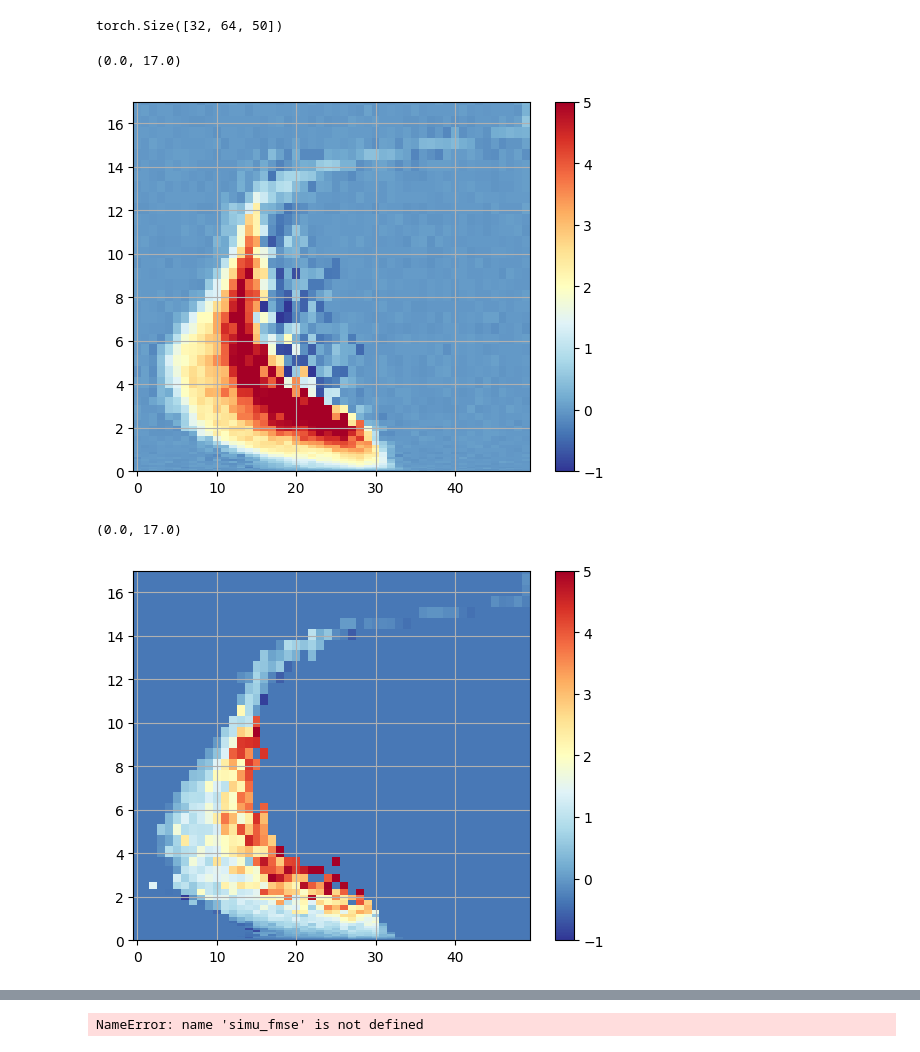
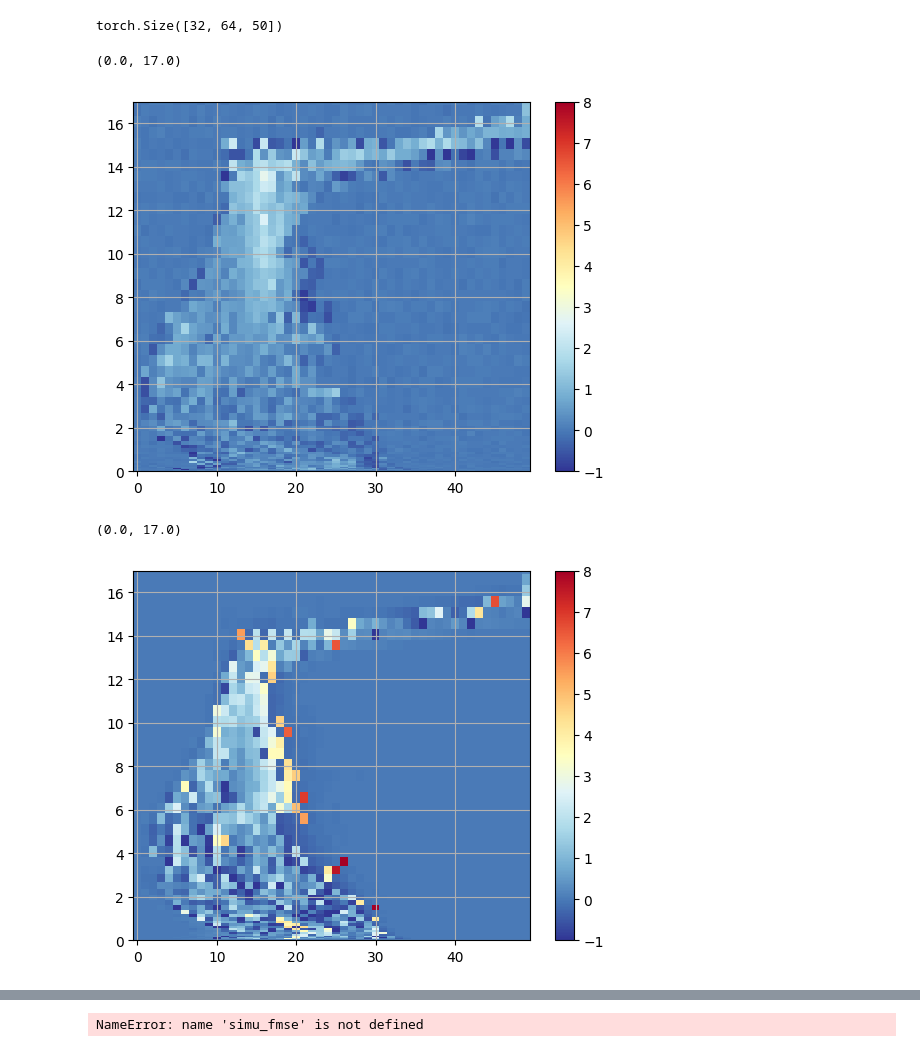
Before and after one commit to sososquirrel/DeepCloudLab, a Jupyter notebook: pySAMetrics/notebooks/isentropic_flatten_VAE_v2.ipynb, the cells around one changed output, grey strips where cells are left out. Saved outputs shown, nothing was run; the diff lists cells and outputs as text; code cells hidden in the pictures.

```diff
--- a/pySAMetrics/notebooks/isentropic_flatten_vae.ipynb
+++ b/pySAMetrics/notebooks/isentropic_flatten_VAE_v2.ipynb
@@ -149,0 +108,26 @@ mean std 0.5295836408742808 1.5313830478817303
+# %%
+import numpy as np
+
+# Reshape and replace NaN values with zeros (or another fill value)
+reshaped_data = np.nan_to_num(reshaped_data)
+print('Shape:', reshaped_data.shape)
+
+# Compute mean and std across the correct axis
+mean_norm_data = reshaped_data.mean(axis=0)
+std_norm_data = reshaped_data.std(axis=0)
+
+print('Mean:', mean_norm_data.shape)
+print('Mean overall:', reshaped_data.mean())
+print('Std overall:', reshaped_data.std())
+
+# Avoid division by zero by adding a small epsilon to std when it's zero
+epsilon = 1e-10
+std_norm_data = np.where(std_norm_data == 0, epsilon, std_norm_data)
+
+# Normalize the data
+reshaped_data = (reshaped_data - mean_norm_data) / std_norm_data
+
+# Reshape the data as needed (back to 2D form if necessary)
+reshaped_data = reshaped_data.reshape((reshaped_data.shape[0], -1))
+
+print('Normalized data shape:', reshaped_data.shape)
@@ -204,12 +194,14 @@ class VAE(nn.Module):
         )
 
         # Latent space (mean and log variance)
-        self.mean_layer = nn.Linear(latent_dim, 50)
-        self.logvar_layer = nn.Linear(latent_dim, 50)
+        self.mean_layer = nn.Linear(latent_dim, 5)
+        self.logvar_layer = nn.Linear(latent_dim, 5)
 
         # Decoder
         self.decoder = nn.Sequential(
-            nn.Linear(50, latent_dim),
+            nn.Linear(5, 10),
+            nn.LeakyReLU(0.2),
+            nn.Linear(10, latent_dim),
             nn.LeakyReLU(0.2),
             nn.Linear(latent_dim, hidden_dim),
             nn.LeakyReLU(0.2),
@@ -247,8 +239,8 @@ def vae_loss(recon_x, x, mu, logvar):
 _, input_dim = reshaped_data.shape
 
 # Instantiate the VAE
-latent_dim = 100  # Latent space dimension
-vae = VAE(input_dim=input_dim, hidden_dim=400, latent_dim=latent_dim)
+latent_dim = 200  # Latent space dimension
+vae = VAE(input_dim=input_dim, latent_dim=latent_dim)
 
 # Optimizer
 optimizer = optim.Adam(vae.parameters(), lr=5e-5)
@@ -287,7 +279,7 @@ images = images[0].to(device)  # Move to GPU if available
 # Pass the images through the VAE
 with torch.no_grad():
     reconstructed_images = vae(images)  # Decode the images
-    reconstructed_images = reconstructed_images[0][:,:-5].reshape(32, nz, nX)
+    reconstructed_images = reconstructed_images[0][:,:].reshape(32, nz, nX)
 
 
 """
@@ -324,28 +316,27 @@ reconstructed_images.shape
 # %% [output]
 torch.Size([32, 64, 50])
 # %%
-
 fmse, z = simu_list[0].dataset_isentropic.fmse.values, simu_list[0].dataset_3d.z.values/1000
 XX,ZZ = np.meshgrid(fmse, z)
-reconstructed_scale_image=reconstructed_images[10]*std_norm_data+mean_norm_data
-plt.pcolormesh(XX,ZZ, reconstructed_scale_image,cmap='RdYlBu_r', vmin=-1, vmax=5)
+reconstructed_scale_image=reconstructed_images[10]
+plt.pcolormesh(XX,ZZ, reconstructed_scale_image,cmap='RdYlBu_r', vmin=-1, vmax=8)
 plt.colorbar()
 plt.grid(True)
 plt.ylim(0,17)
 # %% [output]
 (0.0, 17.0)
-[figure, old version]
+[figure, new version]
 # %%
 
 fmse, z = simu_list[0].dataset_isentropic.fmse.values, simu_list[0].dataset_3d.z.values/1000
 XX,ZZ = np.meshgrid(fmse, z)
-plt.pcolormesh(XX,ZZ, images[10][:-5].reshape(64, 50),cmap='RdYlBu_r', vmin=-1, vmax=5)
+plt.pcolormesh(XX,ZZ, images[10].reshape(64, 50),cmap='RdYlBu_r', vmin=-1, vmax=8)
 plt.colorbar()
 plt.grid(True)
 plt.ylim(0,17)
 # %% [output]
 (0.0, 17.0)
-[figure, old version]
+[figure, new version]
 # %%
 
 fmse, z = simu_list[0].dataset_isentropic.fmse.values, simu_list[0].dataset_3d.z.values/1000
```
Also changed, not shown: parts of 15 cells of this notebook, 23 other files.
